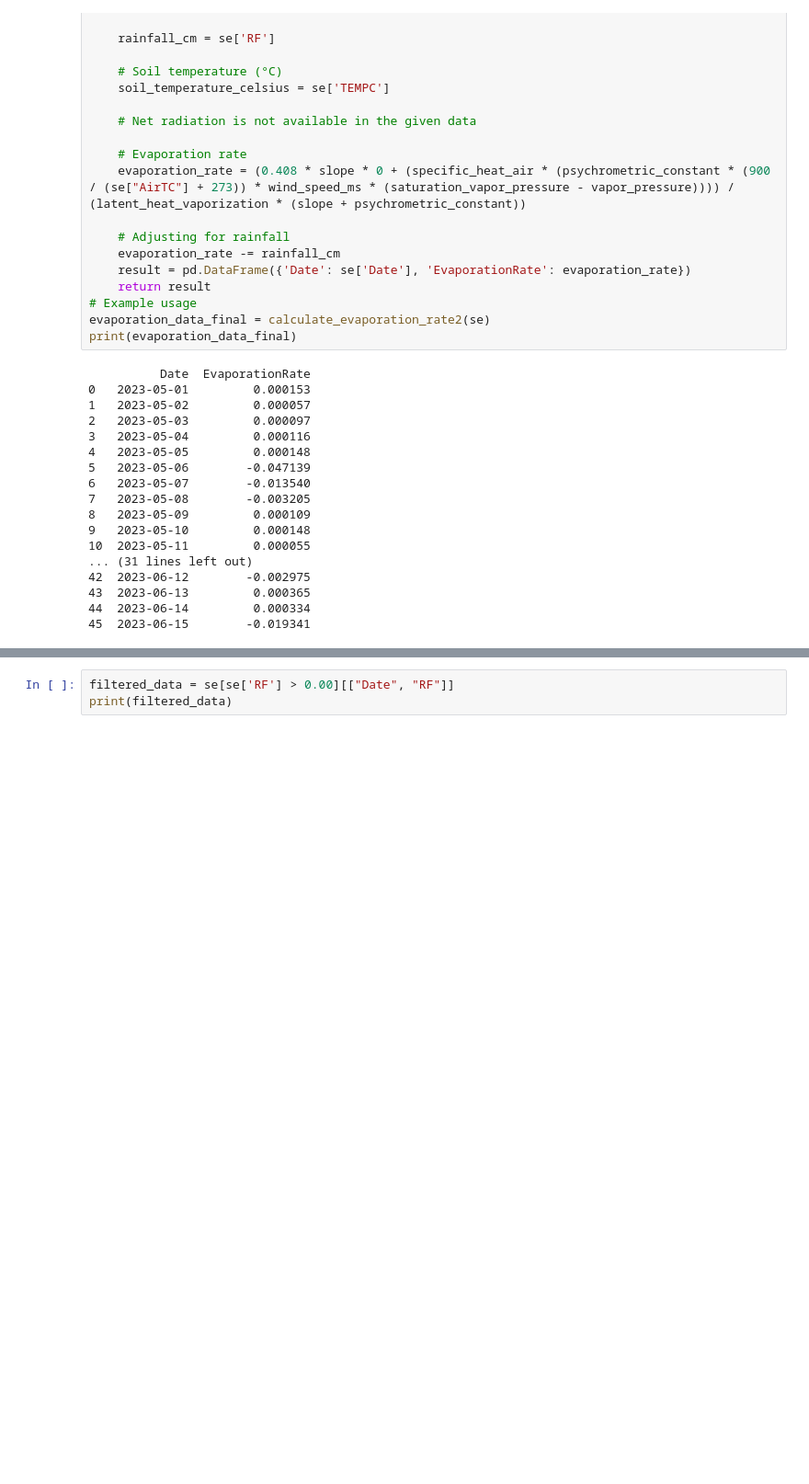
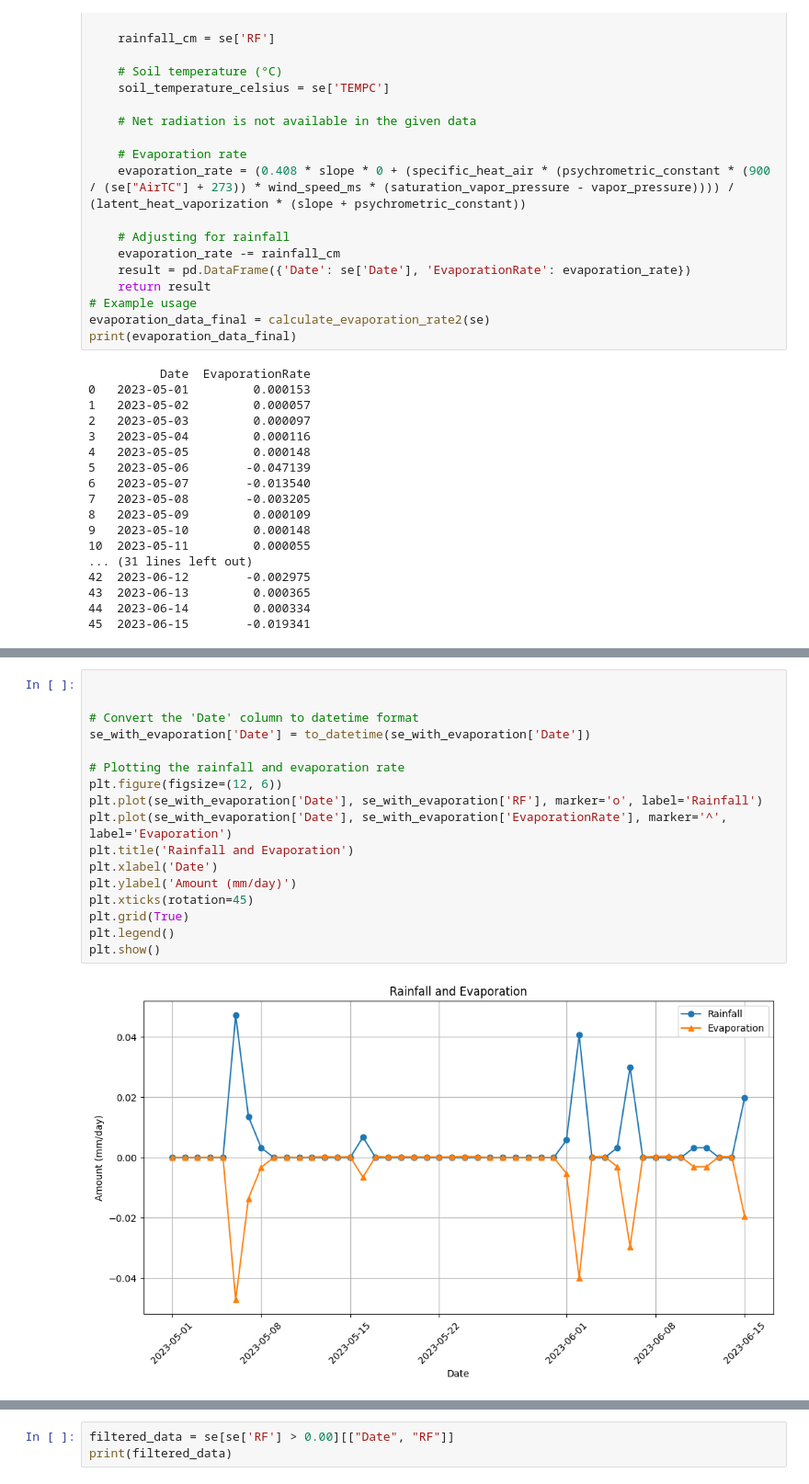
Before and after one commit to karthikmandelli/frugal-labs-, a Jupyter notebook: Copy_of_original_soil_evaporation.ipynb, the cells around one changed output, grey strips where cells are left out. Shown at 92% size. Cells and saved outputs as stored; diff of their text form; blank space fills up the shorter version.

```diff
--- a/Copy_of_original_soil_evaporation.ipynb
+++ b/Copy_of_original_soil_evaporation.ipynb
@@ -302,0 +345,19 @@ se[["Date","RF"]]
+# %%
+
+
+# Convert the 'Date' column to datetime format
+se_with_evaporation['Date'] = to_datetime(se_with_evaporation['Date'])
+
+# Plotting the rainfall and evaporation rate
+plt.figure(figsize=(12, 6))
+plt.plot(se_with_evaporation['Date'], se_with_evaporation['RF'], marker='o', label='Rainfall')
+plt.plot(se_with_evaporation['Date'], se_with_evaporation['EvaporationRate'], marker='^', label='Evaporation')
+plt.title('Rainfall and Evaporation')
+plt.xlabel('Date')
+plt.ylabel('Amount (mm/day)')
+plt.xticks(rotation=45)
+plt.grid(True)
+plt.legend()
+plt.show()
+# %% [output]
+[figure, added]
```
Also changed, not shown: parts of 8 cells of this notebook.
